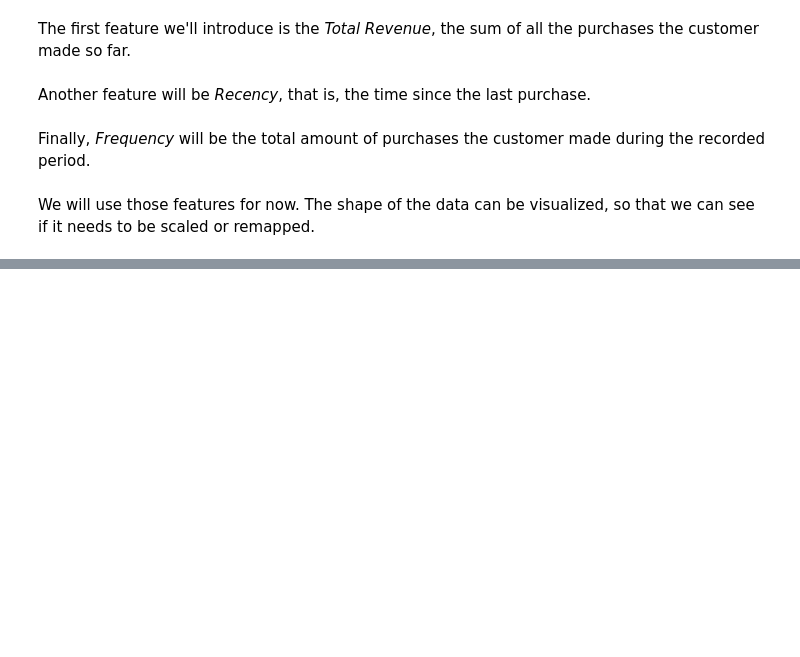
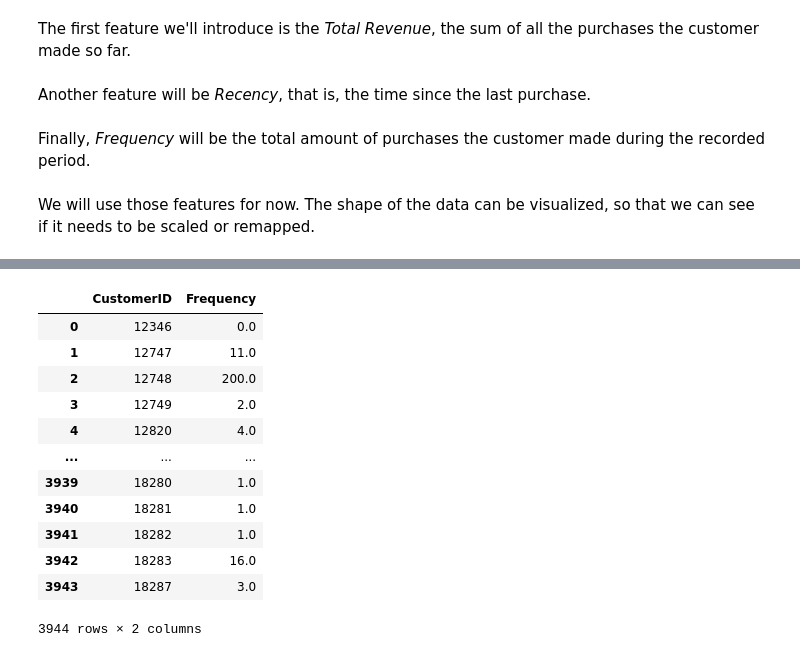
Before and after one commit to brenosakaguti/clustering, a Jupyter notebook: clusterization.ipynb, the cells around one changed output, grey strips where cells are left out. Drawn from its saved outputs; the diff is of its cells as text; code cells hidden in the pictures; blank space fills up the shorter version.

```diff
--- a/clusterization.ipynb
+++ b/clusterization.ipynb
@@ -288,0 +206,16 @@ d
+# %%
+aux
+# %% [output]
+|  | CustomerID | Frequency |
+| 0 | 12346 | 0.0 |
+| 1 | 12747 | 11.0 |
+| 2 | 12748 | 200.0 |
+| 3 | 12749 | 2.0 |
+| 4 | 12820 | 4.0 |
+| ... | ... | ... |
+| 3939 | 18280 | 1.0 |
+| 3940 | 18281 | 1.0 |
+| 3941 | 18282 | 1.0 |
+| 3942 | 18283 | 16.0 |
+| 3943 | 18287 | 3.0 |
+3944 rows × 2 columns
```
Also changed, not shown: parts of 21 cells of this notebook.
